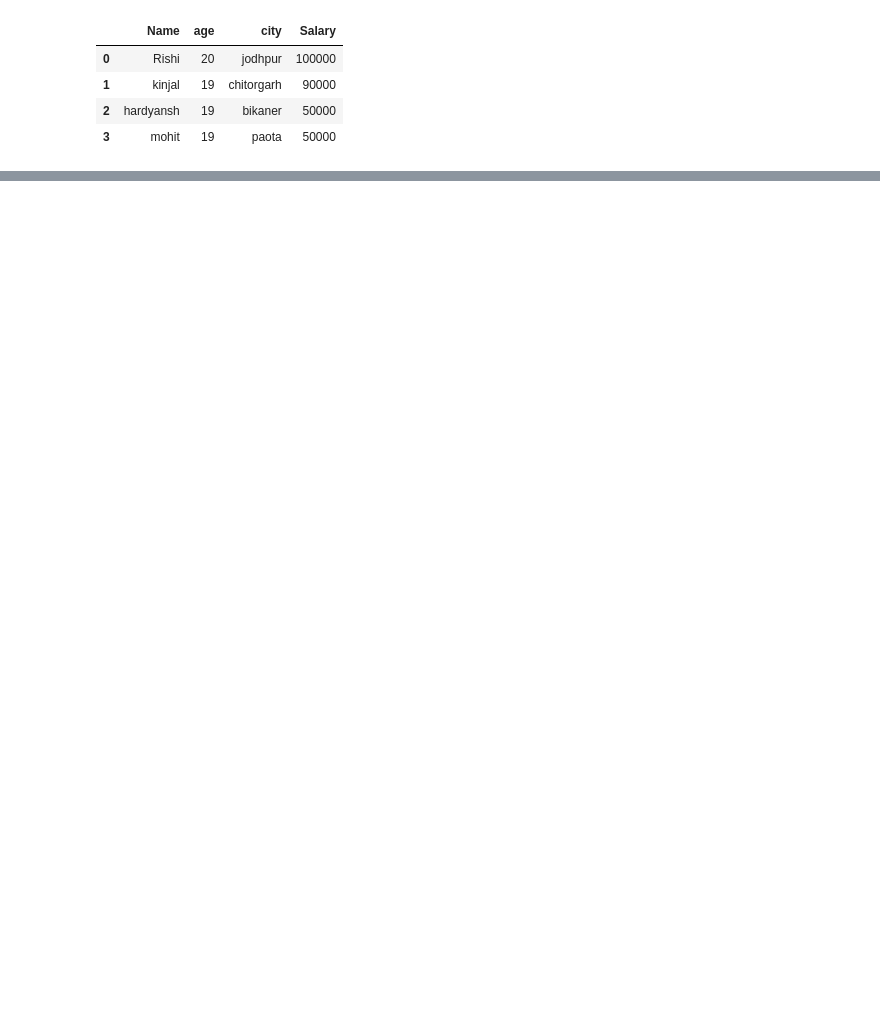
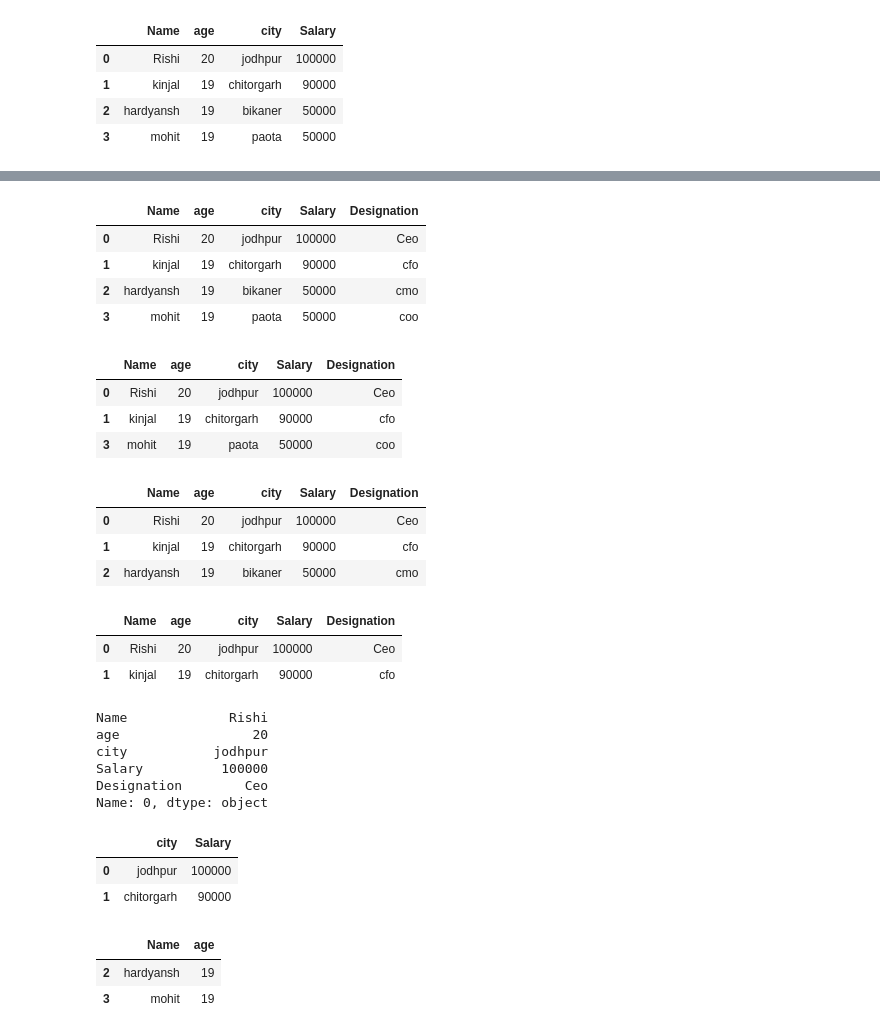
Before and after one commit to hrishimathur19/pandas, a Jupyter notebook: dataframes.ipynb, the cells around one changed output, grey strips where cells are left out. Cells and saved outputs as stored; diff of their text form; code cells hidden in the pictures; blank space fills up the shorter version.

```diff
--- a/dataframes.ipynb
+++ b/dataframes.ipynb
@@ -34,0 +200,37 @@ df2
+# %%
+df
+# %% [output]
+|  | Name | age | city | Salary | Designation |
+| 0 | Rishi | 20 | jodhpur | 100000 | Ceo |
+| 1 | kinjal | 19 | chitorgarh | 90000 | cfo |
+| 2 | hardyansh | 19 | bikaner | 50000 | cmo |
+| 3 | mohit | 19 | paota | 50000 | coo |
+# %%
+df.drop(2,axis=0)
+# %% [output]
+|  | Name | age | city | Salary | Designation |
+| 0 | Rishi | 20 | jodhpur | 100000 | Ceo |
+| 1 | kinjal | 19 | chitorgarh | 90000 | cfo |
+| 3 | mohit | 19 | paota | 50000 | coo |
+# %%
+df.drop(3,axis=0)
+# %% [output]
+|  | Name | age | city | Salary | Designation |
+| 0 | Rishi | 20 | jodhpur | 100000 | Ceo |
+| 1 | kinjal | 19 | chitorgarh | 90000 | cfo |
+| 2 | hardyansh | 19 | bikaner | 50000 | cmo |
+# %%
+df.loc[[0,1]]
+# %% [output]
+|  | Name | age | city | Salary | Designation |
+| 0 | Rishi | 20 | jodhpur | 100000 | Ceo |
+| 1 | kinjal | 19 | chitorgarh | 90000 | cfo |
+# %%
+df.iloc[0]
+# %% [output]
+Name             Rishi
+age                 20
+city           jodhpur
+Salary          100000
+Designation        Ceo
+Name: 0, dtype: object
@@ -34,0 +239,12 @@ df2
+# %%
+df.loc[[0,1]][["city","Salary"]]
+# %% [output]
+|  | city | Salary |
+| 0 | jodhpur | 100000 |
+| 1 | chitorgarh | 90000 |
+# %%
+df.loc[[2,3]][["Name","age"]]
+# %% [output]
+|  | Name | age |
+| 2 | hardyansh | 19 |
+| 3 | mohit | 19 |
```
Also changed, not shown: parts of 33 cells of this notebook, 1 other file.
